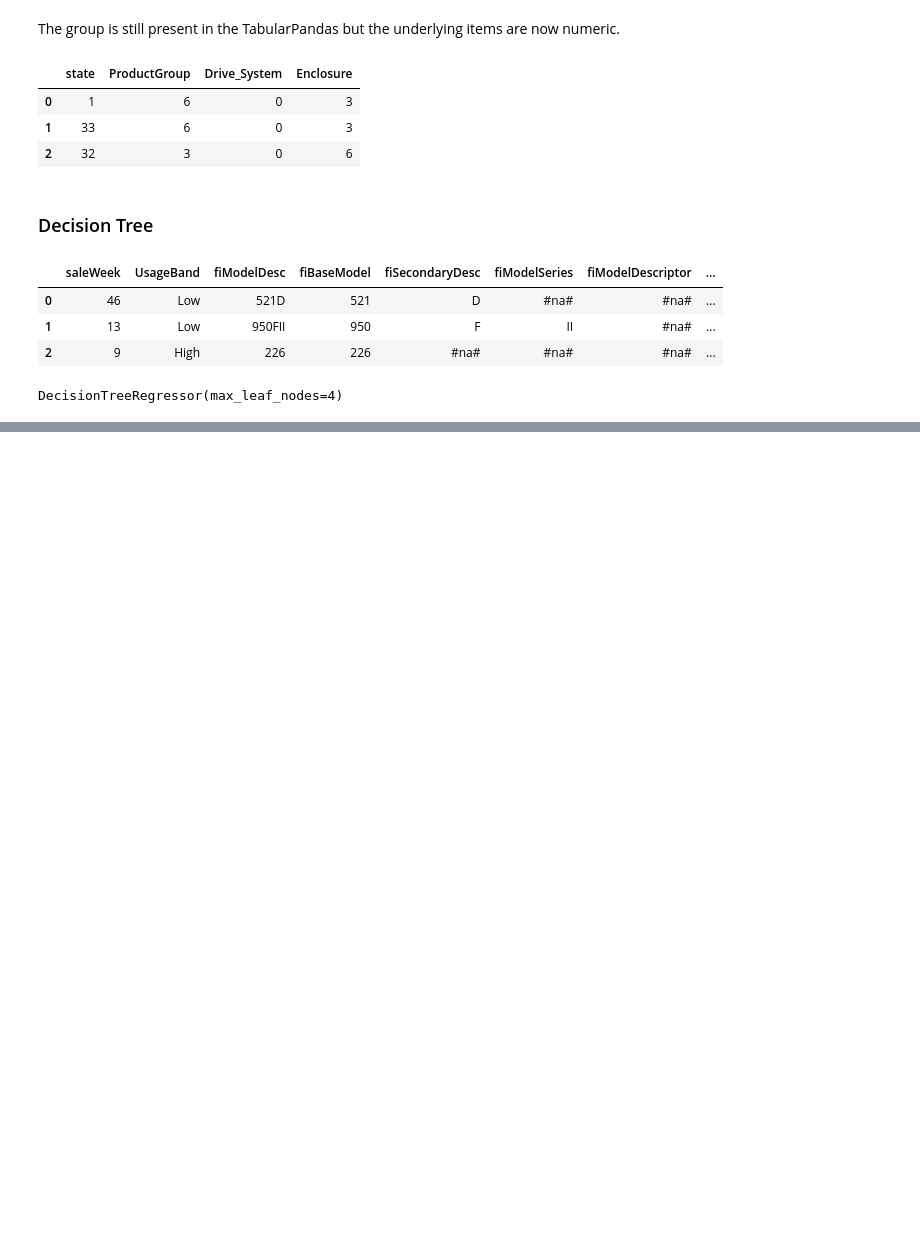
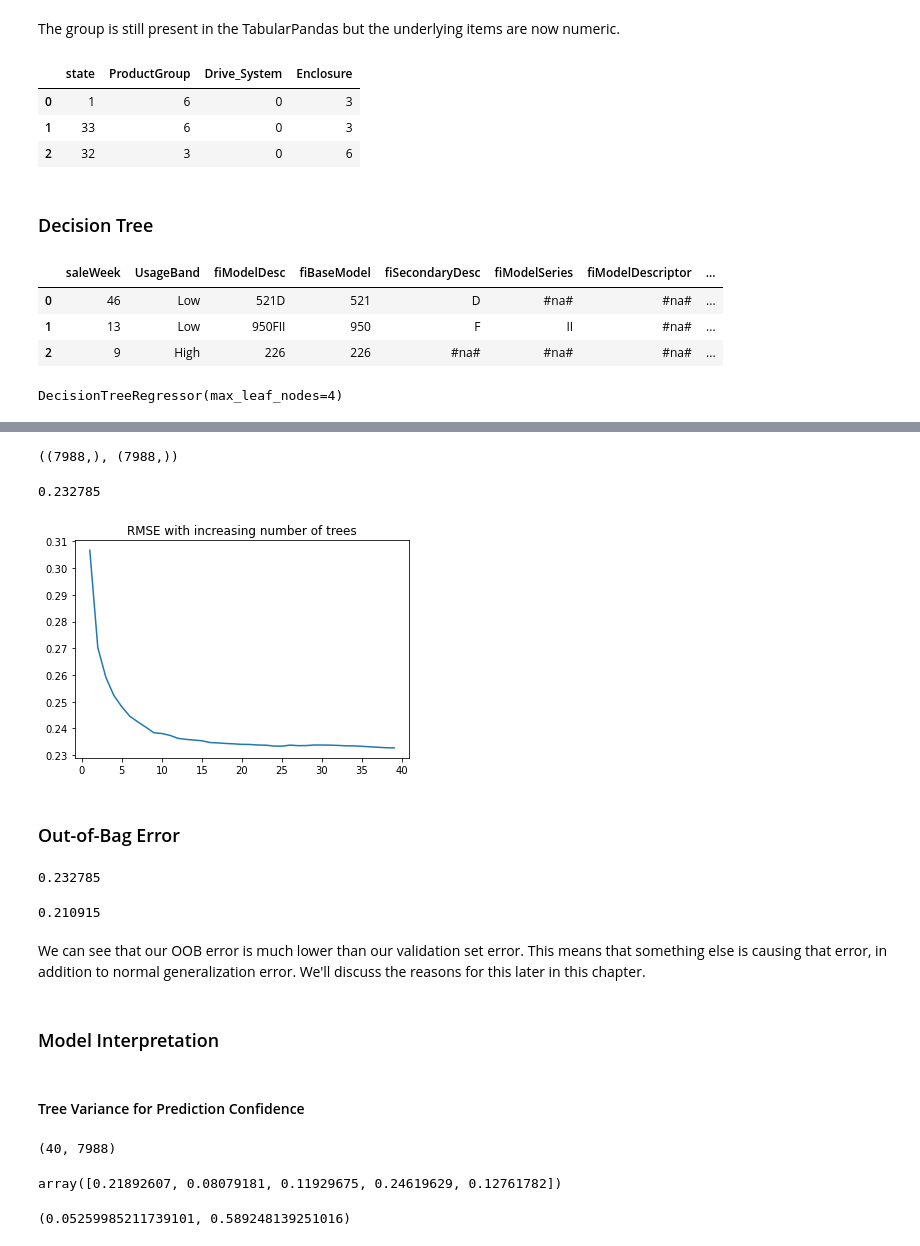
Before and after one commit to huli/fast-ai-course, a Jupyter notebook: chapters/chapter-09-tabular-data.ipynb, the cells around one changed output, grey strips where cells are left out. Drawn from its saved outputs; the diff is of its cells as text; code cells hidden in the pictures; blank space fills up the shorter version.

```diff
--- a/chapters/chapter-09-tabular-data.ipynb
+++ b/chapters/chapter-09-tabular-data.ipynb
@@ -228,0 +300,10 @@ a
+# %%
+# create helper method for rf
+def rf(xs, y, n_estimators=40, max_samples=200_000,
+       max_features=0.5, min_samples_leaf=5, **kwargs):
+    return RandomForestRegressor(n_jobs=-1, n_estimators=n_estimators,
+        max_samples=max_samples, max_features=max_features,
+        min_samples_leaf=min_samples_leaf, oob_score=True).fit(xs, y)
+# %%
+# create a model
+m = rf(xs, y)
@@ -228,0 +331,45 @@ a
+# %%
+# stack all the predictions of our estimators together
+preds = np.stack([t.predict(xs_valid) for t in m.estimators_])
+# %%
+preds.mean(0).shape, y_valid.shape
+# %% [output]
+((7988,), (7988,))
+# %%
+# verify that the random forest really takes the mean
+rmse(preds.mean(0), y_valid)
+# %% [output]
+0.232785
+# %%
+# plot how the number of trees affect our accuracy
+preds_incrementaly = [preds[:i] for i in range(1, 40)]
+# %%
+# and show our result
+plt.plot(range(1, 40), [rmse(p.mean(0), y_valid) for p in preds_incrementaly])
+plt.title('RMSE with increasing number of trees');
+# %% [output]
+[figure, added]
+# %% [markdown]
+### Out-of-Bag Error
+# %%
+# calculate the RMSE error
+calculate_rmse(xs_valid, y_valid, model=m)
+# %% [output]
+0.232785
+# %%
+# calculate the OOB error
+rmse(m.oob_prediction_, y)
+# %% [output]
+0.210915
+# %% [markdown]
+We can see that our OOB error is much lower than our validation set error. This means that something else is causing that error, in addition to normal generalization error. We'll discuss the reasons for this later in this chapter.
+# %% [markdown]
+### Model Interpretation
+# %% [markdown]
+#### Tree Variance for Prediction Confidence
+# %%
+# get all the predictions for the individual estimators
+preds = np.stack([t.predict(xs_valid) for t in m.estimators_])
+preds.shape
+# %% [output]
+(40, 7988)
@@ -228,0 +379,9 @@ a
+# %%
+# have a look at these
+preds_std[:5]
+# %% [output]
+array([0.21892607, 0.08079181, 0.11929675, 0.24619629, 0.12761782])
+# %%
+min(preds_std), max(preds_std)
+# %% [output]
+(0.05259985211739101, 0.589248139251016)
```
Also changed, not shown: parts of 40 cells of this notebook.
